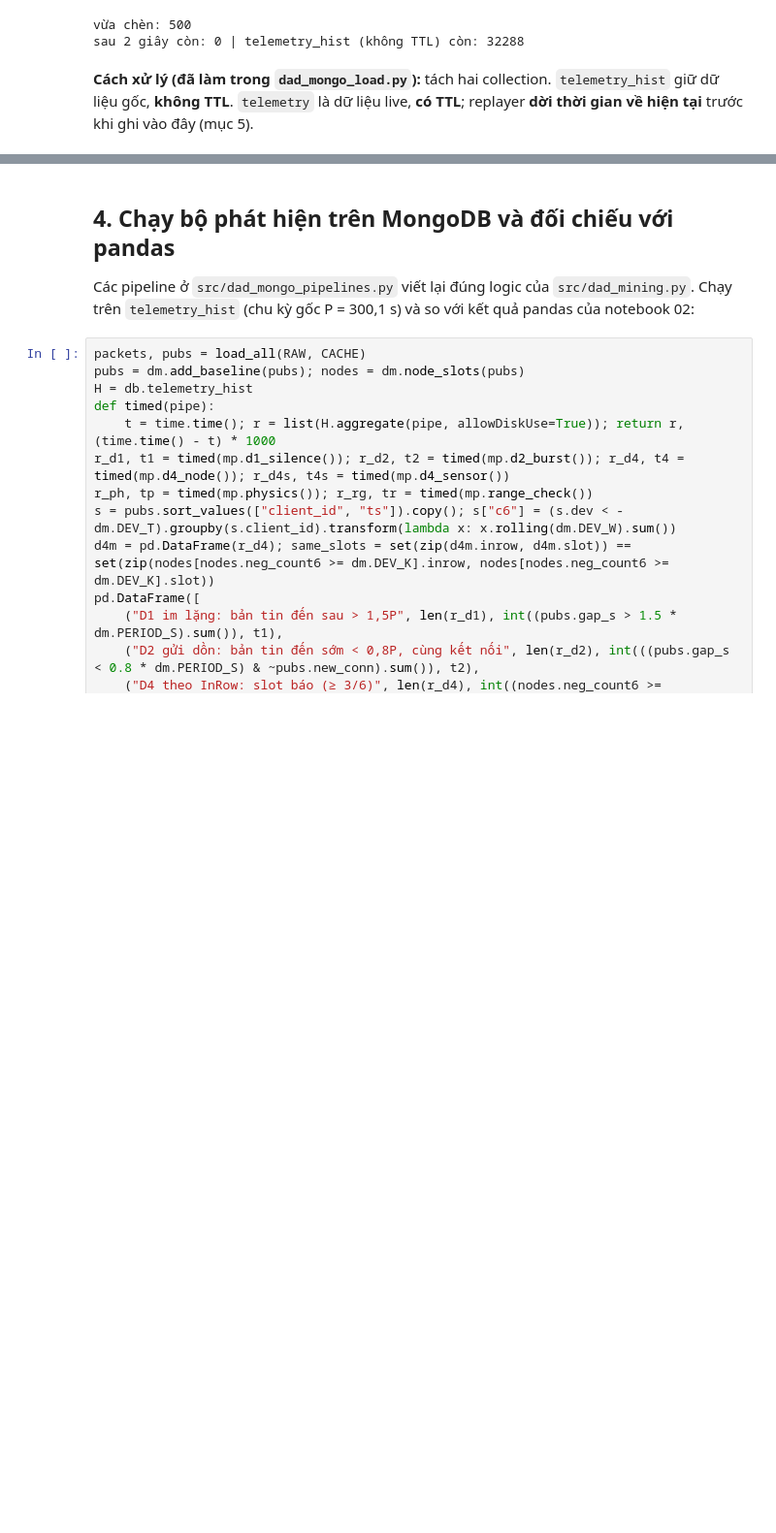
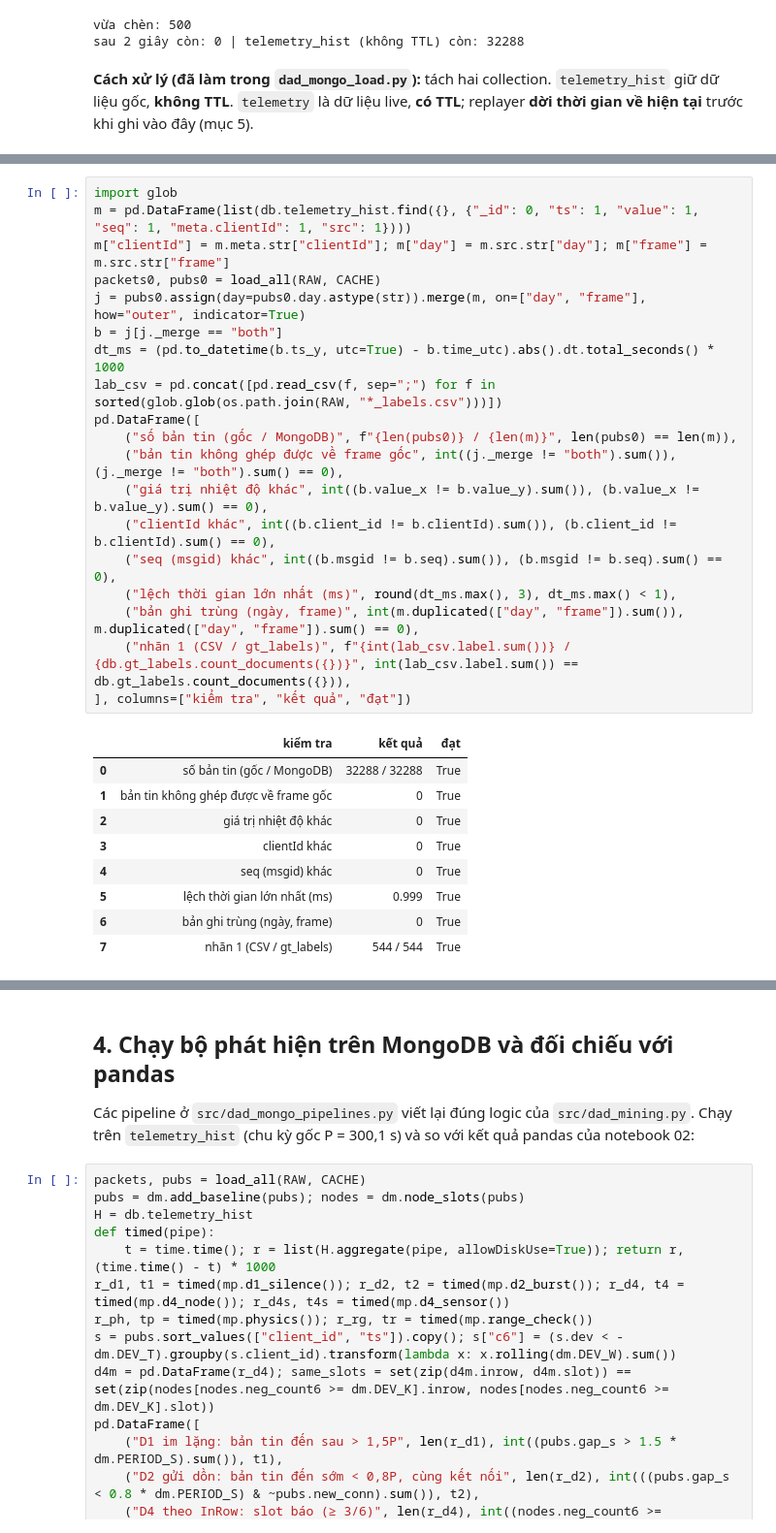
Before and after one commit to CoolSentinel/dad, a Jupyter notebook: monitoring/notebooks/04_tu_dataset_goc_den_mongodb.ipynb, the cells around one changed output, grey strips where cells are left out. Shown at 97% size. Cells and saved outputs as stored; diff of their text form; blank space fills up the shorter version.

Commit message:
Kiểm tra toàn vẹn dữ liệu MongoDB, sửa granularity Time Series

```diff
--- a/monitoring/notebooks/04_tu_dataset_goc_den_mongodb.ipynb
+++ b/monitoring/notebooks/04_tu_dataset_goc_den_mongodb.ipynb
@@ -280,0 +285,29 @@ sau 2 giây còn: 0 | telemetry_hist (không TTL) còn: 32288
+# %%
+import glob
+m = pd.DataFrame(list(db.telemetry_hist.find({}, {"_id": 0, "ts": 1, "value": 1, "seq": 1, "meta.clientId": 1, "src": 1})))
+m["clientId"] = m.meta.str["clientId"]; m["day"] = m.src.str["day"]; m["frame"] = m.src.str["frame"]
+packets0, pubs0 = load_all(RAW, CACHE)
+j = pubs0.assign(day=pubs0.day.astype(str)).merge(m, on=["day", "frame"], how="outer", indicator=True)
+b = j[j._merge == "both"]
+dt_ms = (pd.to_datetime(b.ts_y, utc=True) - b.time_utc).abs().dt.total_seconds() * 1000
+lab_csv = pd.concat([pd.read_csv(f, sep=";") for f in sorted(glob.glob(os.path.join(RAW, "*_labels.csv")))])
+pd.DataFrame([
+    ("số bản tin (gốc / MongoDB)", f"{len(pubs0)} / {len(m)}", len(pubs0) == len(m)),
+    ("bản tin không ghép được về frame gốc", int((j._merge != "both").sum()), (j._merge != "both").sum() == 0),
+    ("giá trị nhiệt độ khác", int((b.value_x != b.value_y).sum()), (b.value_x != b.value_y).sum() == 0),
+    ("clientId khác", int((b.client_id != b.clientId).sum()), (b.client_id != b.clientId).sum() == 0),
+    ("seq (msgid) khác", int((b.msgid != b.seq).sum()), (b.msgid != b.seq).sum() == 0),
+    ("lệch thời gian lớn nhất (ms)", round(dt_ms.max(), 3), dt_ms.max() < 1),
+    ("bản ghi trùng (ngày, frame)", int(m.duplicated(["day", "frame"]).sum()), m.duplicated(["day", "frame"]).sum() == 0),
+    ("nhãn 1 (CSV / gt_labels)", f"{int(lab_csv.label.sum())} / {db.gt_labels.count_documents({})}", int(lab_csv.label.sum()) == db.gt_labels.count_documents({})),
+], columns=["kiểm tra", "kết quả", "đạt"])
+# %% [output]
+|  | kiểm tra | kết quả | đạt |
+| 0 | số bản tin (gốc / MongoDB) | 32288 / 32288 | True |
+| 1 | bản tin không ghép được về frame gốc | 0 | True |
+| 2 | giá trị nhiệt độ khác | 0 | True |
+| 3 | clientId khác | 0 | True |
+| 4 | seq (msgid) khác | 0 | True |
+| 5 | lệch thời gian lớn nhất (ms) | 0.999 | True |
+| 6 | bản ghi trùng (ngày, frame) | 0 | True |
+| 7 | nhãn 1 (CSV / gt_labels) | 544 / 544 | True |
```
Also changed, not shown: parts of 7 cells of this notebook, 11 other files.
